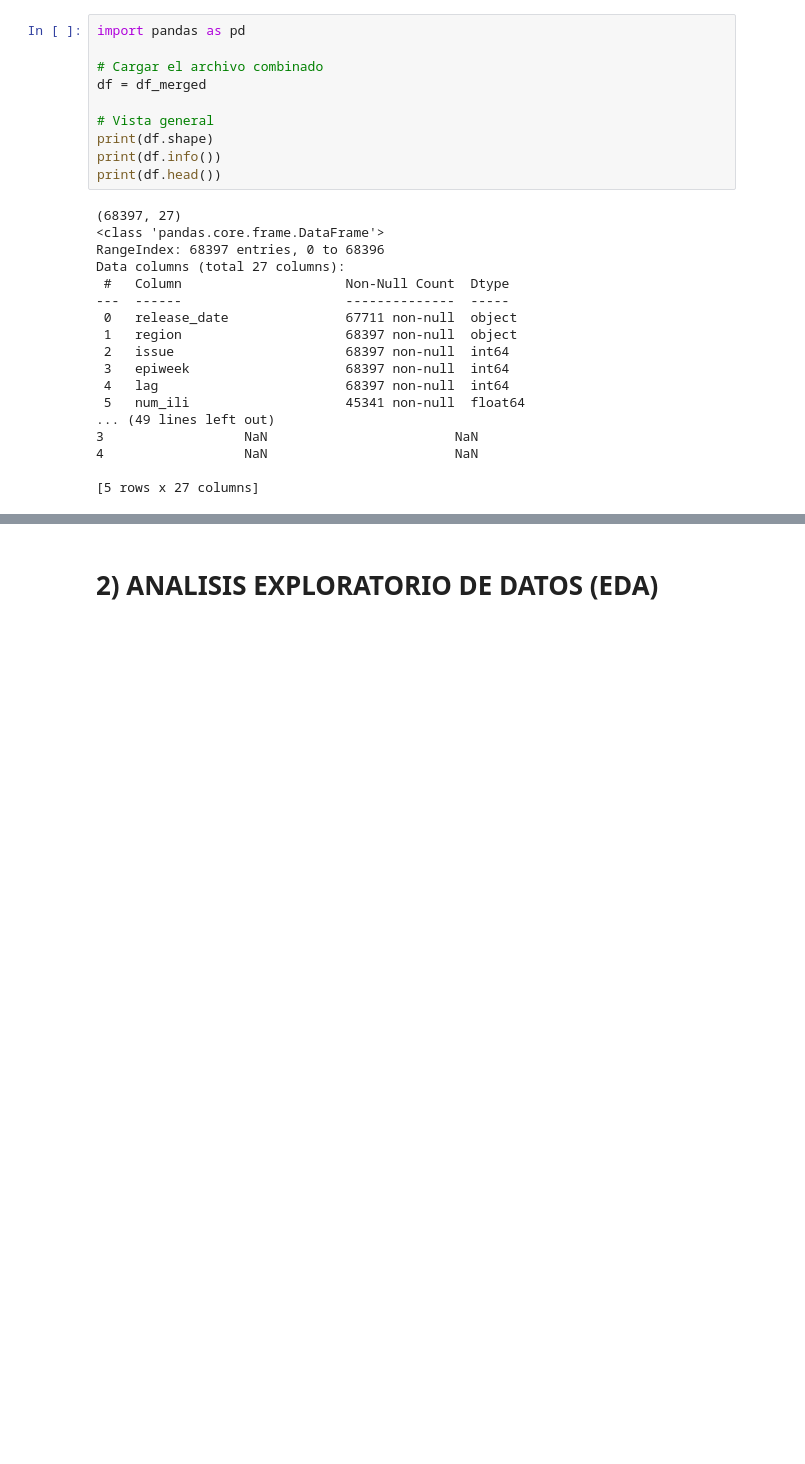
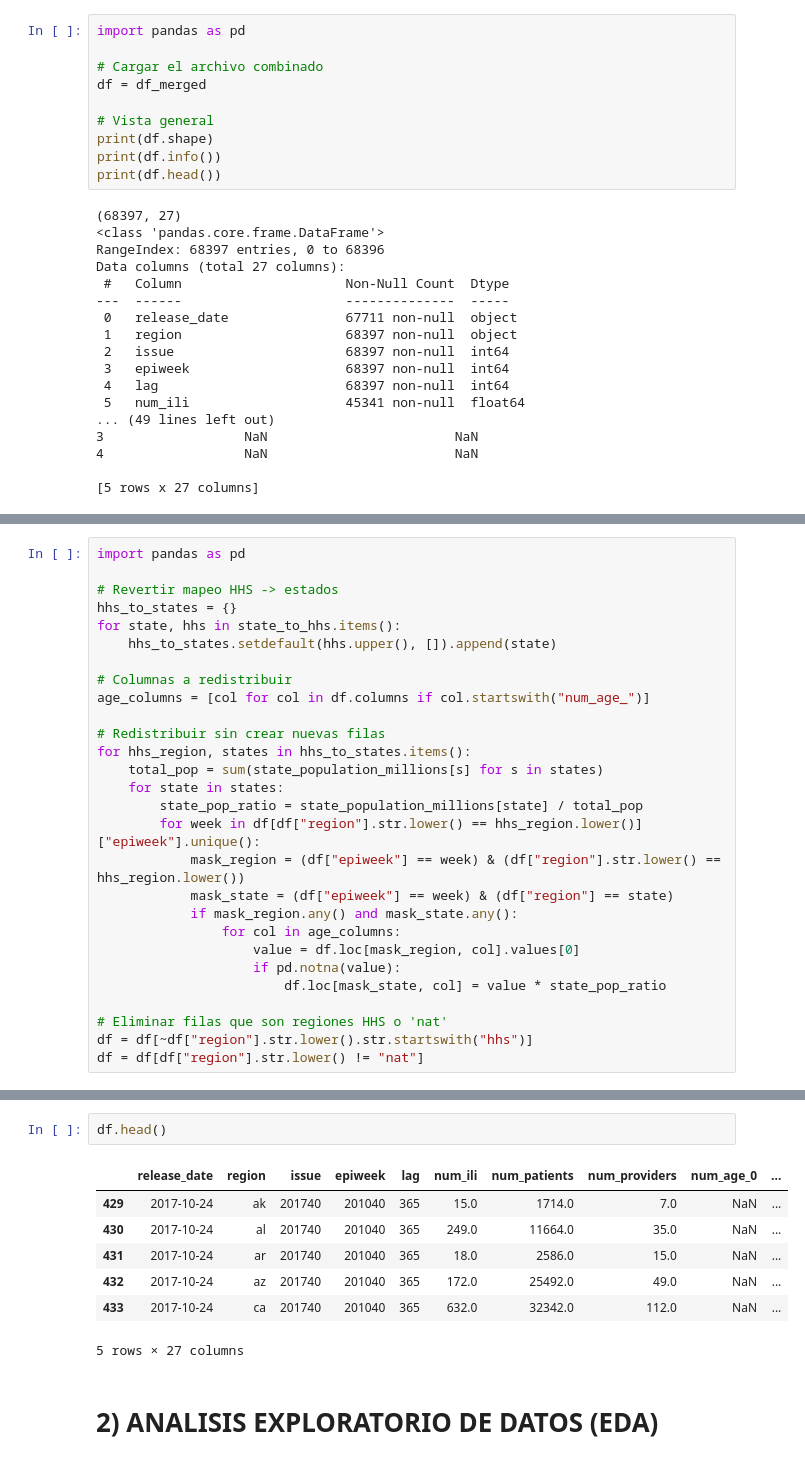
Before and after one commit to Laura-Cruz-Gil/Proyecto_Final_Salud, a Jupyter notebook: src/explore.ipynb, the cells around one changed output, grey strips where cells are left out. Saved outputs shown, nothing was run; the diff lists cells and outputs as text; blank space fills up the shorter version.

```diff
--- a/src/explore.ipynb
+++ b/src/explore.ipynb
@@ -163,0 +201,28 @@ Data columns (total 27 columns):
+# %%
+import pandas as pd
+
+# Revertir mapeo HHS -> estados
+hhs_to_states = {}
+for state, hhs in state_to_hhs.items():
+    hhs_to_states.setdefault(hhs.upper(), []).append(state)
+
+# Columnas a redistribuir
+age_columns = [col for col in df.columns if col.startswith("num_age_")]
+
+# Redistribuir sin crear nuevas filas
+for hhs_region, states in hhs_to_states.items():
+    total_pop = sum(state_population_millions[s] for s in states)
+    for state in states:
+        state_pop_ratio = state_population_millions[state] / total_pop
+        for week in df[df["region"].str.lower() == hhs_region.lower()]["epiweek"].unique():
+            mask_region = (df["epiweek"] == week) & (df["region"].str.lower() == hhs_region.lower())
+            mask_state = (df["epiweek"] == week) & (df["region"] == state)
+            if mask_region.any() and mask_state.any():
+                for col in age_columns:
+                    value = df.loc[mask_region, col].values[0]
+                    if pd.notna(value):
+                        df.loc[mask_state, col] = value * state_pop_ratio
+
+# Eliminar filas que son regiones HHS o 'nat'
+df = df[~df["region"].str.lower().str.startswith("hhs")]
+df = df[df["region"].str.lower() != "nat"]
@@ -164,3 +252,13 @@ Data columns (total 27 columns):
+# %%
+df.head()
+# %% [output]
+|  | release_date | region | issue | epiweek | lag | num_ili | num_patients | num_providers | num_age_0 | ... |
+| 429 | 2017-10-24 | ak | 201740 | 201040 | 365 | 15.0 | 1714.0 | 7.0 | NaN | ... |
+| 430 | 2017-10-24 | al | 201740 | 201040 | 365 | 249.0 | 11664.0 | 35.0 | NaN | ... |
+| 431 | 2017-10-24 | ar | 201740 | 201040 | 365 | 18.0 | 2586.0 | 15.0 | NaN | ... |
+| 432 | 2017-10-24 | az | 201740 | 201040 | 365 | 172.0 | 25492.0 | 49.0 | NaN | ... |
+| 433 | 2017-10-24 | ca | 201740 | 201040 | 365 | 632.0 | 32342.0 | 112.0 | NaN | ... |
+5 rows × 27 columns
 # %% [markdown]
 # 2) ANALISIS EXPLORATORIO DE DATOS (EDA)
 # %% [markdown]
```
Also changed, not shown: parts of 5 cells of this notebook.
